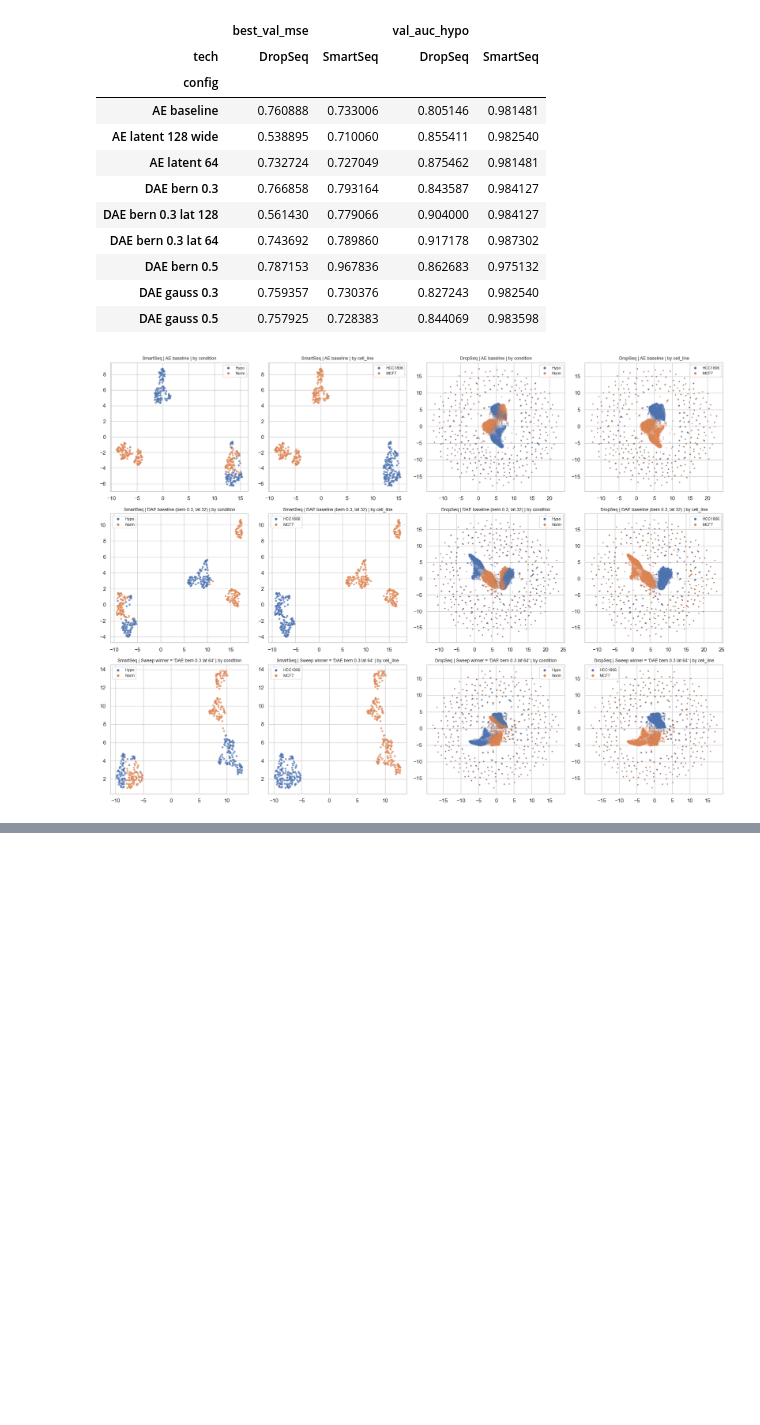
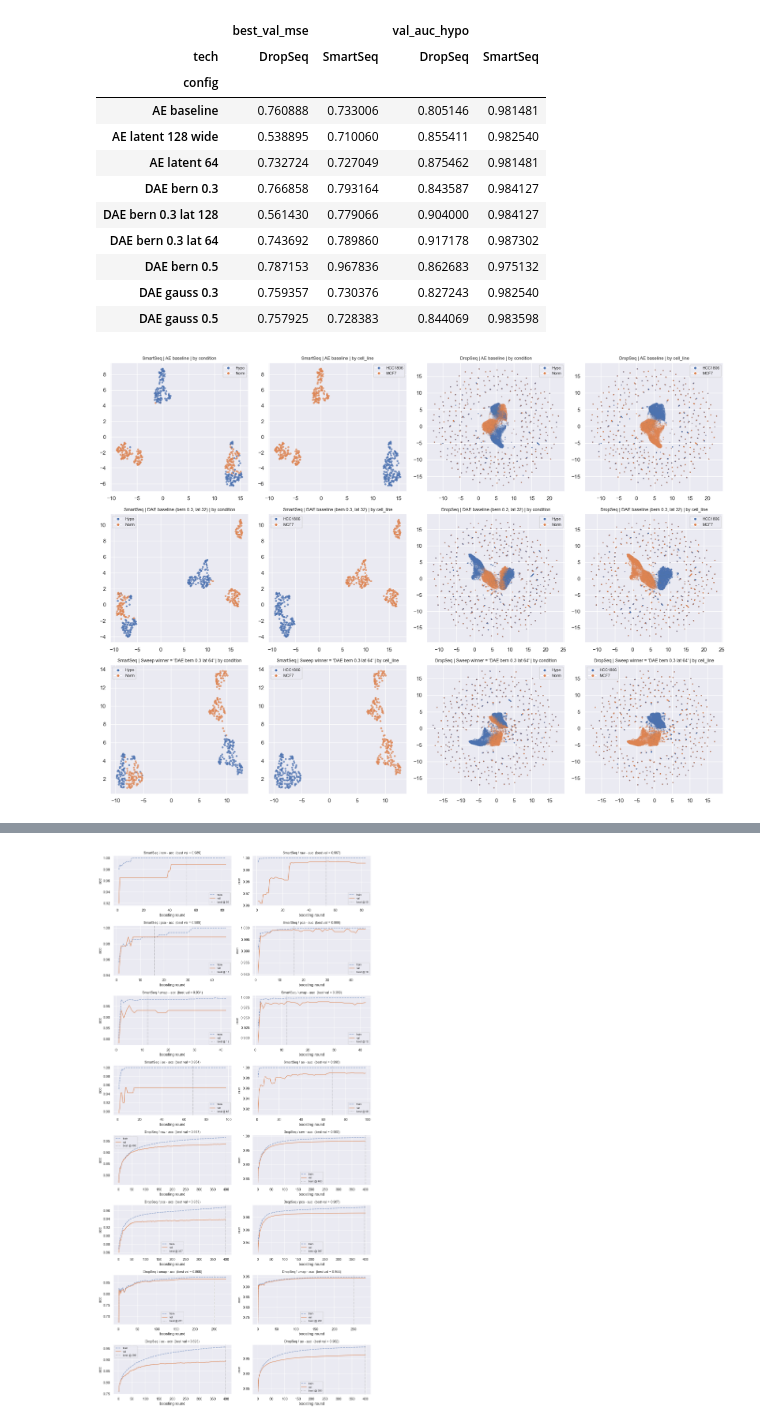
Before and after one commit to Hugo132645/ai-lab-gene-expression, a Jupyter notebook: notebooks/ai_lab_report_ramiro.ipynb, the cells around one changed output, grey strips where cells are left out. Cells and saved outputs as stored; diff of their text form; code cells hidden in the pictures; blank space fills up the shorter version.

Commit message:
XGBoost with pca, umap, + AE

```diff
--- a/notebooks/ai_lab_report_ramiro.ipynb
+++ b/notebooks/ai_lab_report_ramiro.ipynb
@@ -766,0 +863,22 @@ plt.tight_layout(); plt.show()
+# %%
+# --- Train XGBoost on every (technology x representation) with default params ---
+xgb_models = {}
+for tech in ('SmartSeq', 'DropSeq'):
+    R = xgb_reps[tech]
+    for rep_name, X in R['reps'].items():
+        X_tr, y_tr = X[R['m_tr']], R['y'][R['m_tr']]
+        X_va, y_va = X[R['m_va']], R['y'][R['m_va']]
+        model, history = train_xgboost(X_tr, y_tr, X_va, y_va)
+        xgb_models[(tech, rep_name)] = {'model': model, 'history': history}
+        print(f"{tech:<8} {rep_name:<4} | best round {history['best_iteration'] + 1:>3} | "
+              f"val acc {history['best_val_acc']:.3f} | val auc {history['best_val_auc']:.3f}")
+
+xgb_summary = pd.DataFrame([
+    {'tech': t, 'representation': r,
+     'n_features': xgb_reps[t]['reps'][r].shape[1],
+     'best_round': m['history']['best_iteration'] + 1,
+     'val_acc':    m['history']['best_val_acc'],
+     'val_auc':    m['history']['best_val_auc']}
+    for (t, r), m in xgb_models.items()
+]).sort_values(['tech', 'representation']).reset_index(drop=True)
+xgb_summary
@@ -766,0 +903,24 @@ plt.tight_layout(); plt.show()
+# %%
+# --- Accuracy & AUC over the training period (boosting rounds) for each model ---
+# One row per (technology, representation); left = accuracy, right = AUC.
+# train (dashed) vs val (solid); the dotted line marks the early-stopping best
+# round (chosen on val AUC). Val curves are the primary read.
+combos = [(t, r) for t in ('SmartSeq', 'DropSeq') for r in ('raw', 'pca', 'umap', 'ae')]
+
+fig, axes = plt.subplots(len(combos), 2, figsize=(12, 3.0 * len(combos)))
+for row, (tech, rep) in enumerate(combos):
+    h = xgb_models[(tech, rep)]['history']
+    rounds = np.arange(1, len(h['val']['acc']) + 1)
+    bi = h['best_iteration']
+    for col, metric in enumerate(['acc', 'auc']):
+        ax = axes[row, col]
+        ax.plot(rounds, h['train'][metric], '--', alpha=0.7, label='train')
+        ax.plot(rounds, h['val'][metric],   '-',  alpha=0.9, label='val')
+        ax.axvline(bi + 1, color='grey', ls=':', alpha=0.7, label=f'best @ {bi + 1}')
+        ax.set_title(f'{tech} / {rep} - {metric}  (best val = {h["val"][metric][bi]:.3f})',
+                     fontsize=10)
+        ax.set_xlabel('boosting round'); ax.set_ylabel(metric)
+        ax.legend(fontsize=8)
+plt.tight_layout(); plt.show()
+# %% [output]
+[figure, added]
```
Also changed, not shown: parts of 6 cells of this notebook, 2 other files.
